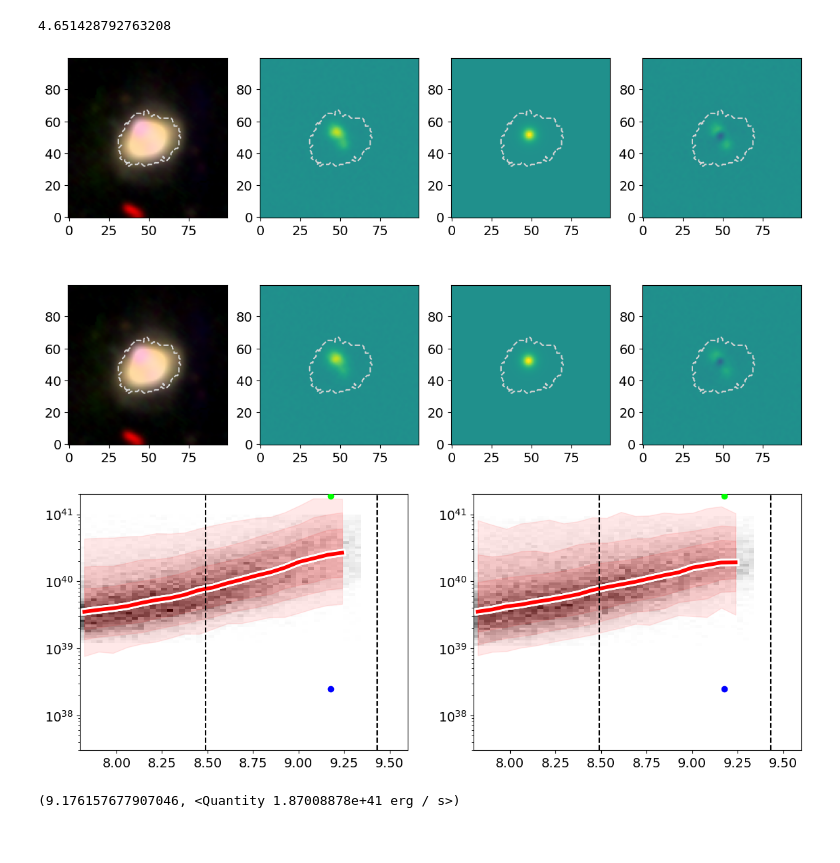
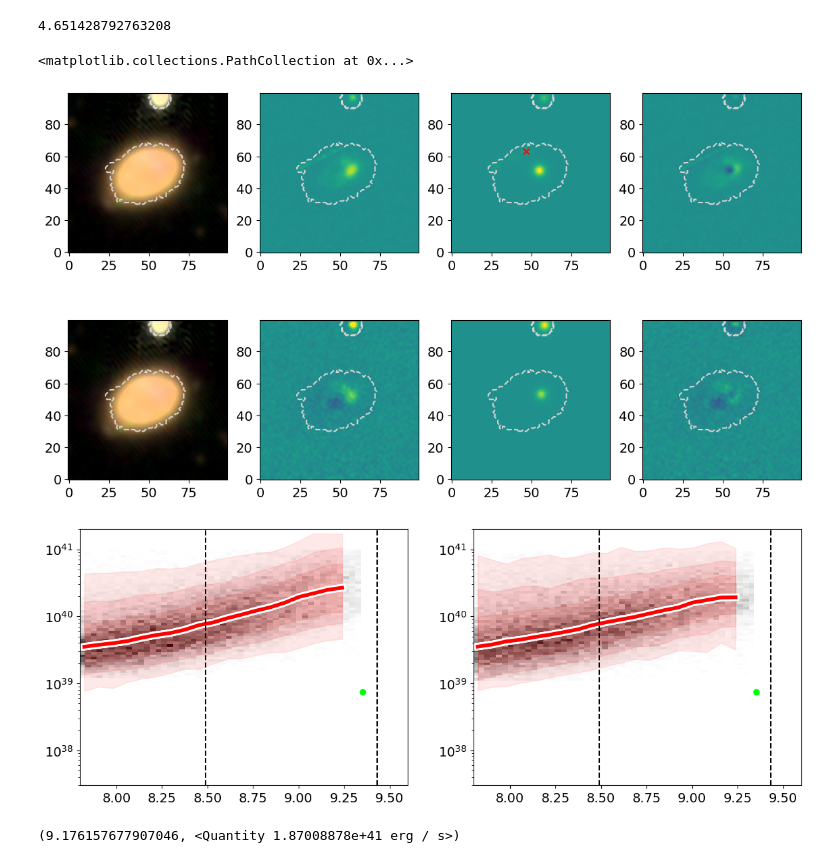
Before and after one commit to ekadofong/pieridae, a Jupyter notebook: notebooks/PixelEmission.ipynb, the cells around one changed output. Drawn from its saved outputs; the diff is of its cells as text; code cells hidden in the pictures.

```diff
--- a/notebooks/PixelEmission.ipynb
+++ b/notebooks/PixelEmission.ipynb
@@ -116,5 +116,5 @@ oiii_excess[['RA','DEC']].iloc[::10].to_csv('../../pixel_excess/scripts/oiii_exc
 # %%
-row = catalog.loc['M3495470610002241759']
+row = catalog.loc['M3502639425815336404']
 target = conventions.produce_merianobjectname(row.RA,row.DEC)
 #target = 'J100041.30-000708.70'
 # 'J100101.60+032717.50' -- super offset bright OIII emitter
@@ -261,35 +261,39 @@ print(mmod(x,y).sum())
 # %%
 fig,axarr = plt.subplots(2,4, figsize=(14,8))
 
 for adx,band in enumerate(['n708','n540']):
-    ek.imshow( make_lupton_rgb(
-        bbmb.matched_image['i'],
-        bbmb.matched_image['r'],
-        bbmb.matched_image['g'],
-        stretch=1.,
-        Q=3),
+    ek.imshow(
+        make_lupton_rgb(
+            bbmb.matched_image['i'],
+            bbmb.matched_image['r'],
+            bbmb.matched_image['g'],
+            stretch=1.,
+            Q=3),
         ax=axarr[adx,0]
-             )
+    )
     for ax in axarr[adx]:
         ek.contour(
             segm,
             levels=[0,1],
             ax=ax,
             linestyles='--',
             colors='lightgrey'
         )
 
     model_pred = emission_bundle[band][-1]
     alpha = 1e-4
     lim = np.nanquantile(model_pred,1.-alpha)
     axarr[adx,1].imshow(excess_bbmb.image[band], vmin=-lim, vmax=lim, origin='lower')
     #plt.colorbar(im,ax=ax)
     axarr[adx,2].imshow(model_pred, vmin=-lim, vmax=lim, origin='lower')
     #plt.colorbar(im,ax=ax)
     axarr[adx,3].imshow(excess_bbmb.image[band] - model_pred, vmin=-lim, vmax=lim,origin='lower')
     #plt.colorbar(im,ax=ax)
+
+axarr[0,2].scatter(46.616072,63.051358, color='r', marker='x')
 # %% [output]
+<matplotlib.collections.PathCollection at 0x...>
-[figure, old version]
+[figure, new version]
 # %%
 fig, axarr = plt.subplots(1,2,figsize=(14,5))
 cosmo = emission.cosmo
@@ -344,7 +348,7 @@ for ax in axarr:
     ax.set_xlim(7.8,9.6)
 #plt.colorbar(im,ax=ax)
 # %% [output]
-[figure, old version]
+[figure, new version]
 # %%
  catalog.loc[targetid, 'logmass'], total_lum
 # %% [output]
```
Also changed, not shown: parts of 1 cell of this notebook, 2 other files.
